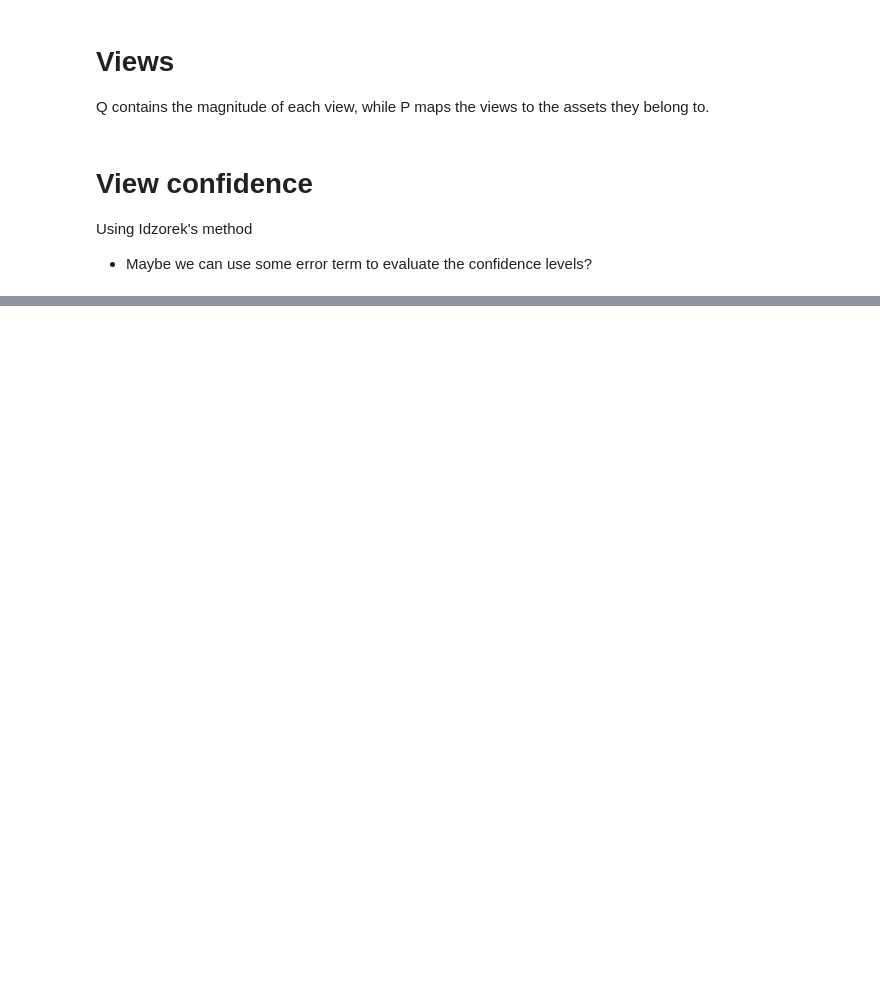
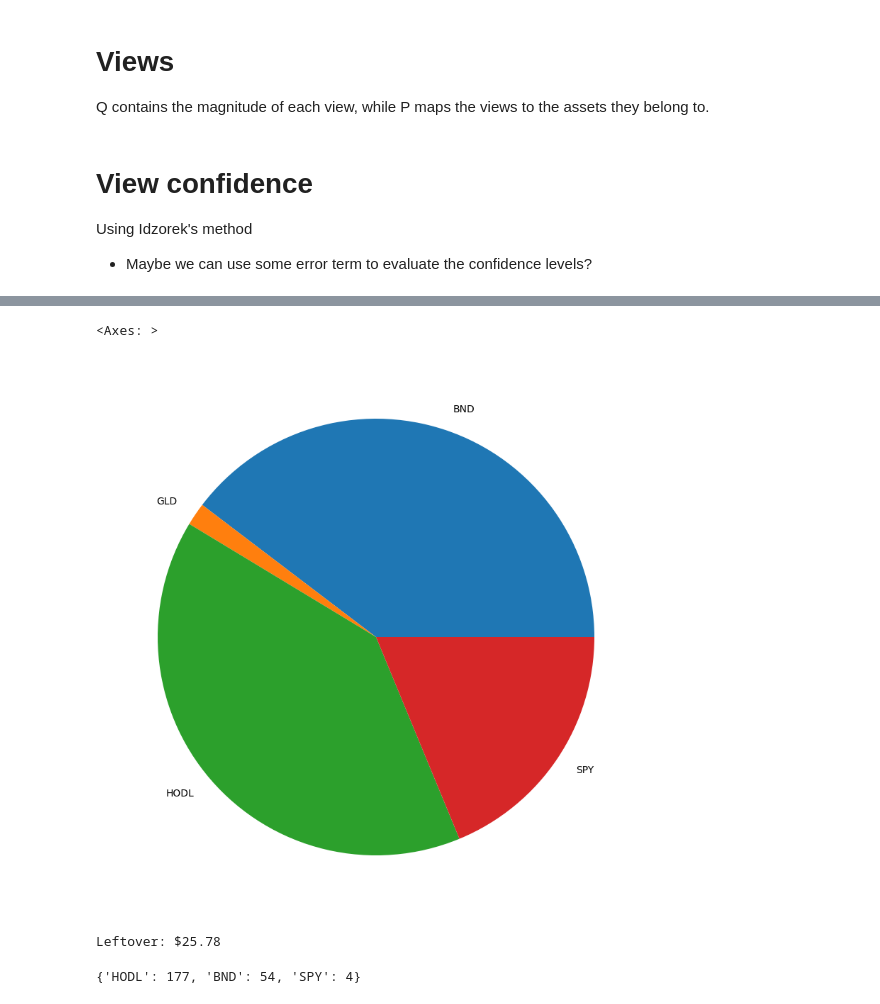
Before and after one commit to AlexanderJarvheden/PortfolioManagement-ML, a Jupyter notebook: black_litterman.ipynb, the cells around one changed output, grey strips where cells are left out. Cells and saved outputs as stored; diff of their text form; code cells hidden in the pictures; blank space fills up the shorter version.

```diff
--- a/black_litterman.ipynb
+++ b/black_litterman.ipynb
@@ -162,0 +220,17 @@ confidences = [0.6, 0.5, 0.3, 0.7]
+# %%
+pd.Series(weights).plot.pie(figsize=(10,10))
+# %% [output]
+<Axes: >
+[figure, added]
+# %%
+# Example of how much to spend in each asset based on capital
+from pypfopt import DiscreteAllocation
+
+da = DiscreteAllocation(weights, closing_prices.iloc[-1], total_portfolio_value=10000)
+# alloc, leftover = da.lp_portfolio() funkar ej
+alloc, leftover = da.greedy_portfolio()
+print(f"Leftover: ${leftover:.2f}")
+alloc #antal andelar
+# %% [output]
+Leftover: $25.78
+{'HODL': 177, 'BND': 54, 'SPY': 4}
```
Also changed, not shown: parts of 17 cells of this notebook.
